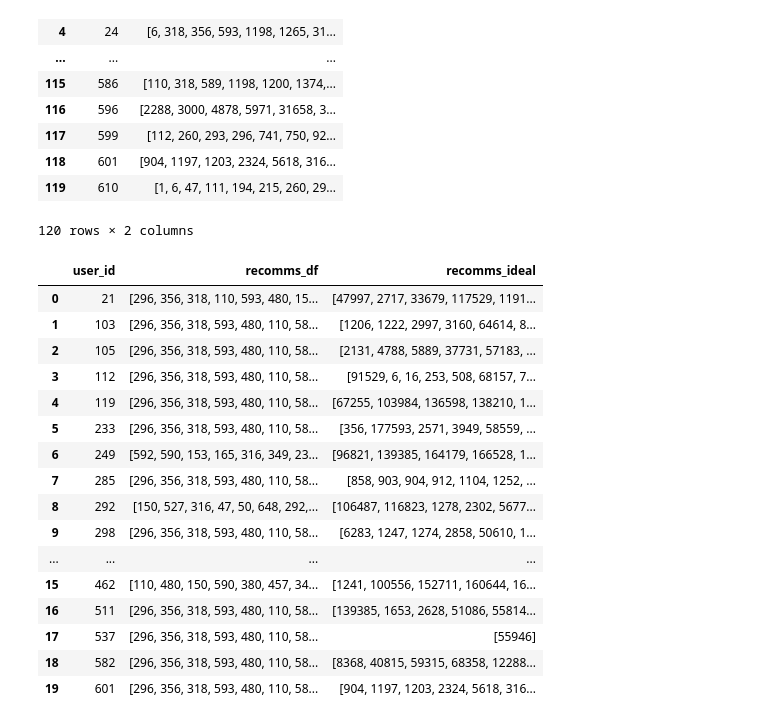
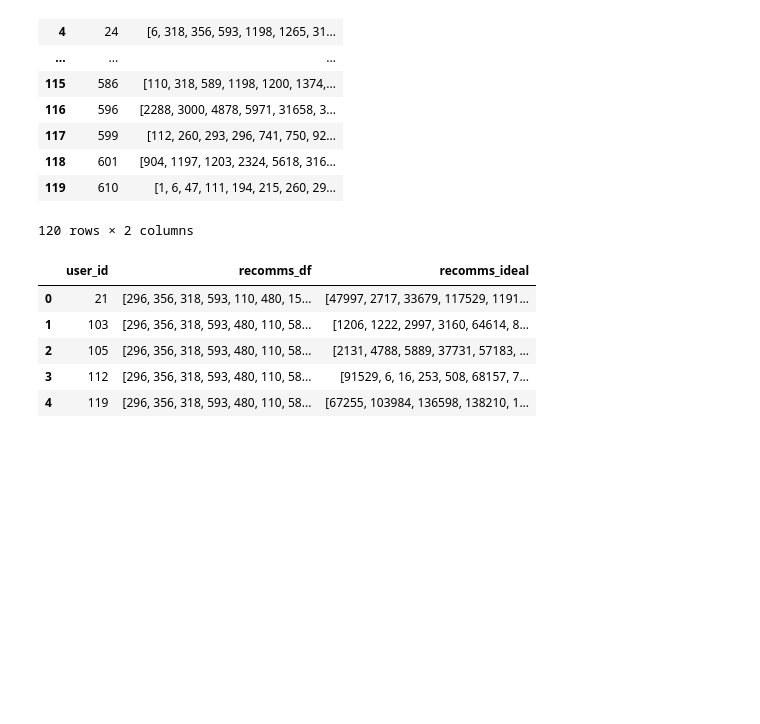
Before and after one commit to haploide/recommendation_system, a Jupyter notebook: notebooks/Entregable_3_Araoz_Bajo_Barrera.ipynb, the cells around one changed output. Drawn from its saved outputs; the diff is of its cells as text; code cells hidden in the pictures; blank space fills up the shorter version.

```diff
--- a/notebooks/Entregable_3_Araoz_Bajo_Barrera.ipynb
+++ b/notebooks/Entregable_3_Araoz_Bajo_Barrera.ipynb
@@ -441,4 +446,4 @@ Wall time: 9.53 ms
 # %%
 %%time
-model = model.fit(interactions_matrix_csr, epochs=20)
+model = model.fit(interactions_matrix_csr, epochs=50)
 # %% [output]
@@ -459,6 +463,14 @@ def getColdStarRecomm(dataset, no_recom):
     recomm = dataset.groupby("movieId", as_index=False).agg({"userId":"nunique"}).sort_values(by="userId", ascending=False)
     recomm.columns=["movieId", "popularity"]
     return recomm.movieId.values[:no_recom]
+# %%
+def getColdStarRandomRecomm(dataset, no_recom):
+    '''
+    Esta funcion recibe el dataset y retonar una lista de tamaño no_recom con recomendaciones al azahar
+    '''
+    recomm = dataset[[ 'movieId', 'userId']].sample(20, random_state=42)
+    recomm.columns=["movieId", "popularity"]
+    return recomm.movieId.values[:no_recom]
 # %% [markdown]
 Metodo para obtener los scores a partir del modelo
 # %%
@@ -490,13 +502,16 @@ def getNotWatchedMovieId(user, recomm):
     watched = train[train.userId == user].movieId.unique()
     return [x for x in recomm if x not in watched][:20]
 # %%
-def recomm(user, no_recom):
+def recomm(user, no_recom, strategy):
     result = None
     if user in list(interactions_matrix.index):
         score = predict(user)
         recomm = getOrderedMoviesId(score, no_recom)
         result = getNotWatchedMovieId(user, recomm)
     else:
-        result = getColdStarRecomm(train, 20)
+        if strategy == 1:
+            result = getColdStarRecomm(train, 20)
+        if strategy == 2:
+            result = getColdStarRandomRecomm(train, 20)
     return result
 # %% [markdown]
@@ -510,7 +525,7 @@ def recommAll_Validation(no_recom):
     }
     for user in validation.userId.unique():
         recomms_dict['user_id'].append(user)
-        recomms_dict['recomms'].append(recomm(user, no_recom))
+        recomms_dict['recomms'].append(recomm(user, no_recom, 1))
     return pd.DataFrame(recomms_dict)
 # %%
 pd.options.display.max_colwidth = None
@@ -667,27 +698,16 @@ ideal_recomms2
 # %%
 merged_df_test = pd.merge(df, ideal_recomms2, left_on='user_id', right_on='userId', how='inner')
 merged_df_test = merged_df_test.rename(columns={'recomms': 'recomms_df', 'movieId': 'recomms_ideal'})
 merged_df_test = merged_df_test.drop(columns=['userId'])
 
-merged_df_test
+merged_df_test.head()
 # %% [output]
 |  | user_id | recomms_df | recomms_ideal |
-| 0 | 21 | [296, 356, 318, 110, 593, 480, 15... | [47997, 2717, 33679, 117529, 1191... |
+| 0 | 21 | [296, 356, 318, 593, 110, 480, 15... | [47997, 2717, 33679, 117529, 1191... |
 | 1 | 103 | [296, 356, 318, 593, 480, 110, 58... | [1206, 1222, 2997, 3160, 64614, 8... |
 | 2 | 105 | [296, 356, 318, 593, 480, 110, 58... | [2131, 4788, 5889, 37731, 57183, ... |
 | 3 | 112 | [296, 356, 318, 593, 480, 110, 58... | [91529, 6, 16, 253, 508, 68157, 7... |
 | 4 | 119 | [296, 356, 318, 593, 480, 110, 58... | [67255, 103984, 136598, 138210, 1... |
-| 5 | 233 | [296, 356, 318, 593, 480, 110, 58... | [356, 177593, 2571, 3949, 58559, ... |
-| 6 | 249 | [592, 590, 153, 165, 316, 349, 23... | [96821, 139385, 164179, 166528, 1... |
-| 7 | 285 | [296, 356, 318, 593, 480, 110, 58... | [858, 903, 904, 912, 1104, 1252, ... |
-| 8 | 292 | [150, 527, 316, 47, 50, 648, 292,... | [106487, 116823, 1278, 2302, 5677... |
-| 9 | 298 | [296, 356, 318, 593, 480, 110, 58... | [6283, 1247, 1274, 2858, 50610, 1... |
-| ... | ... | ... | ... |
-| 15 | 462 | [110, 480, 150, 590, 380, 457, 34... | [1241, 100556, 152711, 160644, 16... |
-| 16 | 511 | [296, 356, 318, 593, 480, 110, 58... | [139385, 1653, 2628, 51086, 55814... |
-| 17 | 537 | [296, 356, 318, 593, 480, 110, 58... | [55946] |
-| 18 | 582 | [296, 356, 318, 593, 480, 110, 58... | [8368, 40815, 59315, 68358, 12288... |
-| 19 | 601 | [296, 356, 318, 593, 480, 110, 58... | [904, 1197, 1203, 2324, 5618, 316... |
 # %%
 aps = []
 
```
Also changed, not shown: parts of 57 cells of this notebook.
